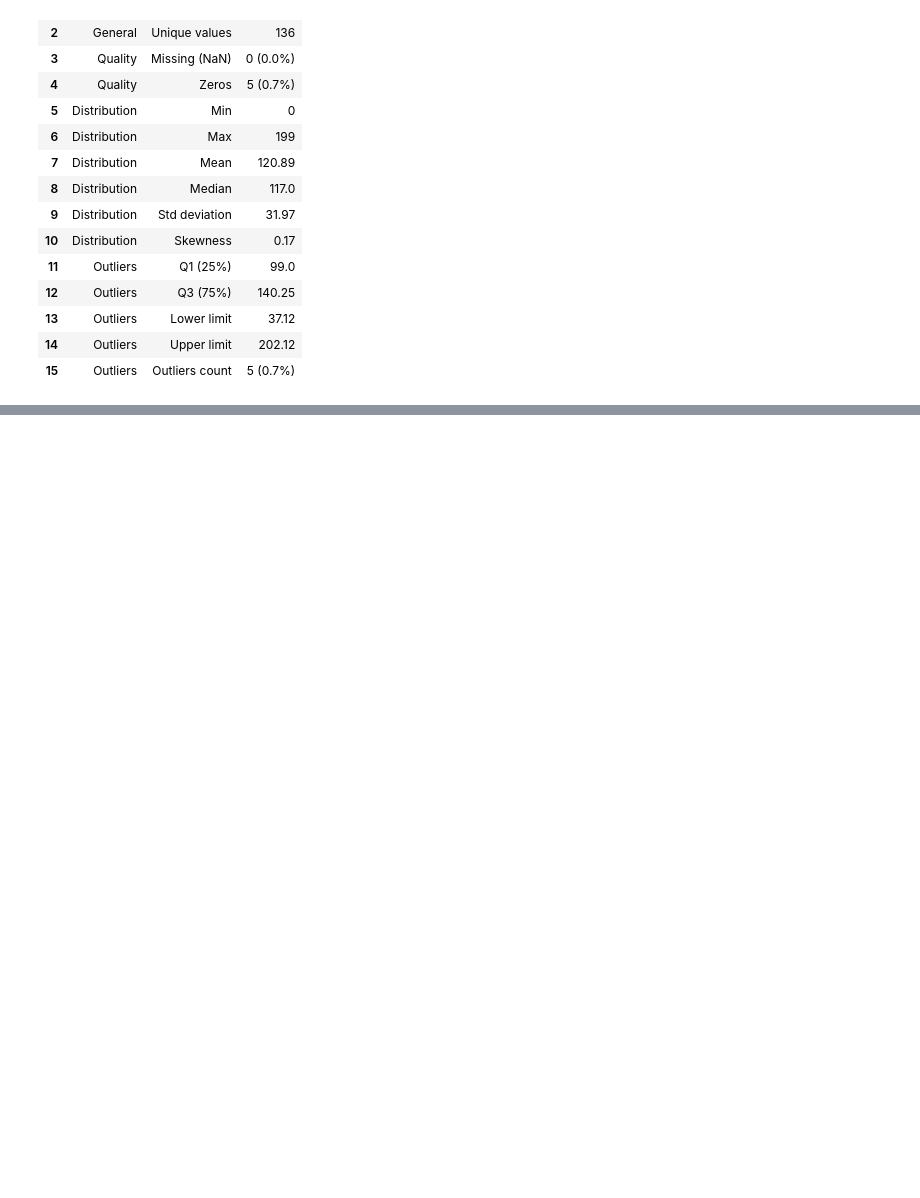
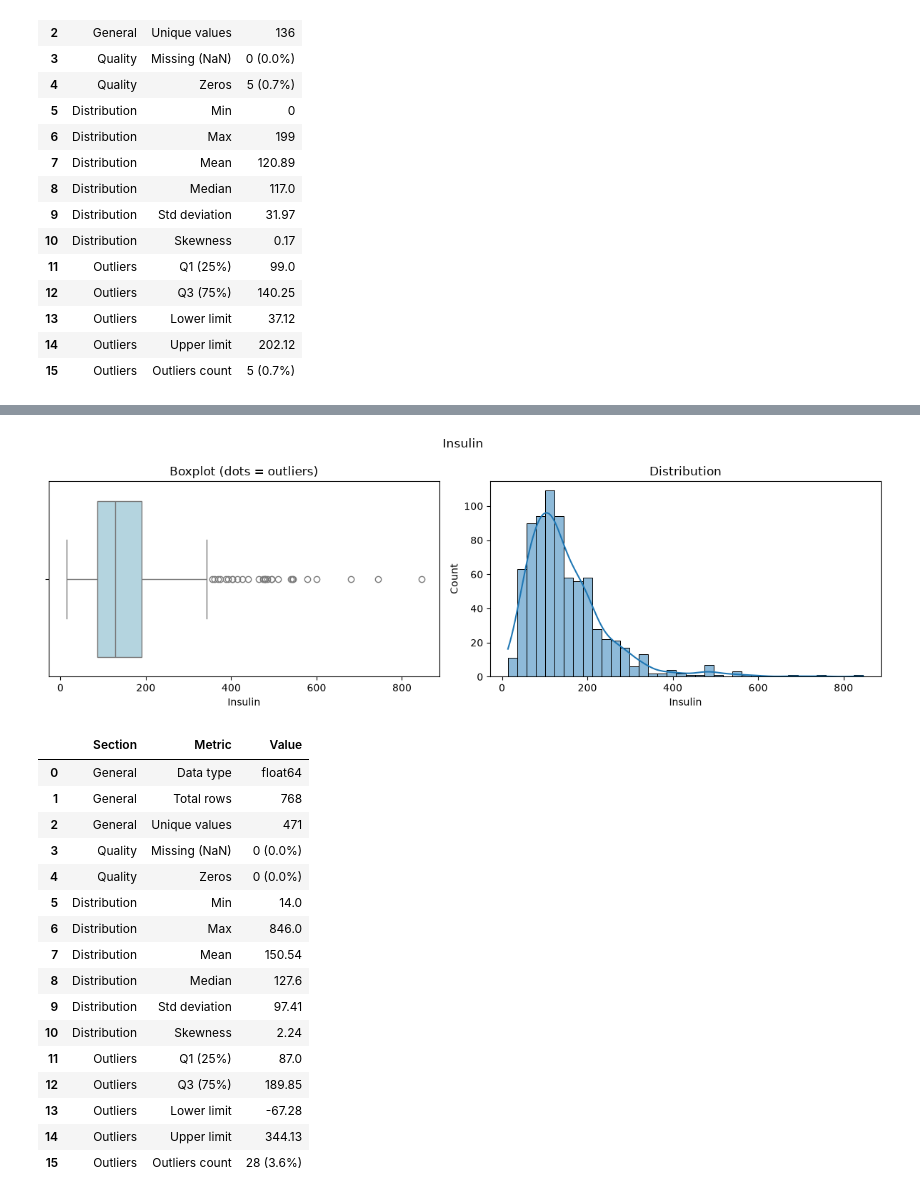
Before and after one commit to yassinmaftah/diabetes-risk-mlops, a Jupyter notebook: notebooks/01_eda.ipynb, the cells around one changed output, grey strips where cells are left out. Drawn from its saved outputs; the diff is of its cells as text; code cells hidden in the pictures; blank space fills up the shorter version.

```diff
--- a/notebooks/01_eda.ipynb
+++ b/notebooks/01_eda.ipynb
@@ -191,0 +296,22 @@ column_info(df, "Glucose")
+# %%
+graphe_check_outliers(df_final, "Insulin")
+column_info(df_final, "Insulin")
+# %% [output]
+[figure, added]
+|  | Section | Metric | Value |
+| 0 | General | Data type | float64 |
+| 1 | General | Total rows | 768 |
+| 2 | General | Unique values | 471 |
+| 3 | Quality | Missing (NaN) | 0 (0.0%) |
+| 4 | Quality | Zeros | 0 (0.0%) |
+| 5 | Distribution | Min | 14.0 |
+| 6 | Distribution | Max | 846.0 |
+| 7 | Distribution | Mean | 150.54 |
+| 8 | Distribution | Median | 127.6 |
+| 9 | Distribution | Std deviation | 97.41 |
+| 10 | Distribution | Skewness | 2.24 |
+| 11 | Outliers | Q1 (25%) | 87.0 |
+| 12 | Outliers | Q3 (75%) | 189.85 |
+| 13 | Outliers | Lower limit | -67.28 |
+| 14 | Outliers | Upper limit | 344.13 |
+| 15 | Outliers | Outliers count | 28 (3.6%) |
```
Also changed, not shown: parts of 23 cells of this notebook.
